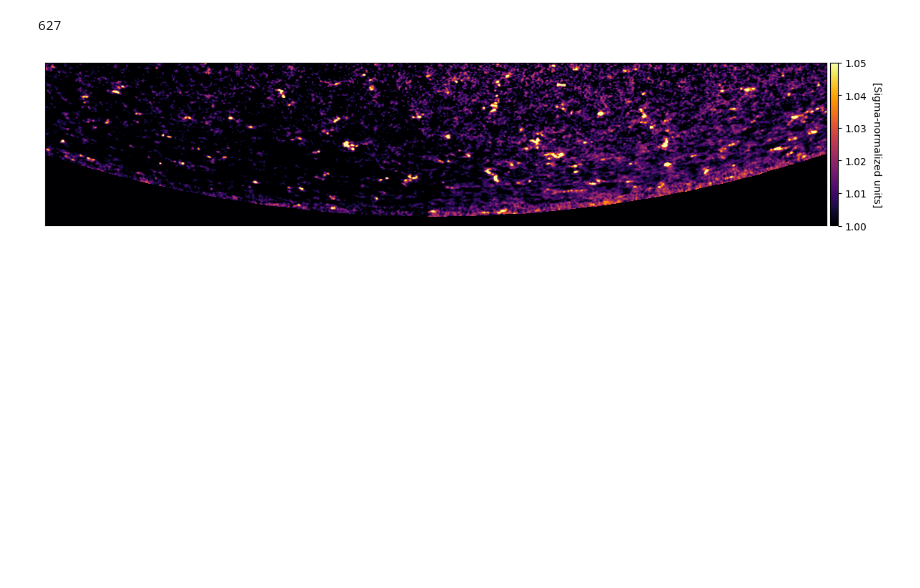
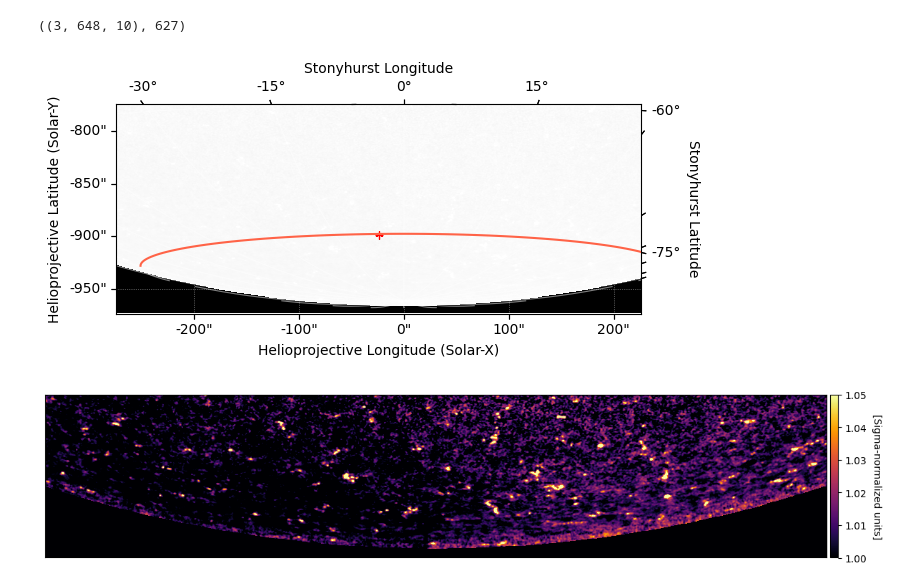
Before and after one commit to raphael-attie/sunflower, a Jupyter notebook: notebooks/polar_faculae.ipynb, the cells around one changed output. Saved outputs shown, nothing was run; the diff lists cells and outputs as text; code cells hidden in the pictures; blank space fills up the shorter version.

```diff
--- a/notebooks/polar_faculae.ipynb
+++ b/notebooks/polar_faculae.ipynb
@@ -9,9 +15,49 @@ import matplotlib
 # %%
 datadir = Path(os.environ['DATA'], 'HMI', 'Polar_Faculae', '2021_03')
 images = sorted(datadir.glob('*.fits'))
-len(images)
+outputdir = Path(datadir, 'balltracking',
+                 'gamma0.75_noise1.03_thresh1.04_tdxy0.1_z1.7_intsteps80')
+
+# Load ballpos array from ballpos.npz
+
+ballpos = np.load(Path(outputdir, 'ballpos.npz'))['ballpos']
+ballpos.shape, len(images)
 # %% [output]
-627
+((3, 648, 10), 627)
+# %%
+plt.close('all')
+hmimap = sunpy.map.Map(images[0])
+
+fig = plt.figure(figsize=(10,3))
+ax = fig.add_subplot(projection=hmimap)
+image = hmimap.plot(axes=ax, clip_interval=(1, 99.9)*u.percent)
+ax.set_title('')
+ax.set_xlim(1500, 2500)
+ax.set_ylim(100, 500)
+ax.plot(2000, 250, 'r+')
+
+stonyhurst_grid= hmi_submap.draw_grid(axes=ax, system='stonyhurst')
+
+
+# ax.grid(False)
+# for coord in [0, 1]:
+#     ax.coords[coord].set_ticklabel_visible(False)
+#     ax.coords[coord].set_ticks_visible(False)
+
+# stonyhurst_grid['lon'].set_ticks([-60, -70, -80] * u.deg)
+
+stonyhurst_frame = frames.HeliographicStonyhurst(obstime=hmimap.date)
+num_points = 100
+lat_value = -75 * u.deg
+constant_lat = SkyCoord(np.linspace(-90, 90, num_points) * u.deg, lat_value,
+                        frame=stonyhurst_frame)
+ax.plot_coord(constant_lat, color="tomato")
+# # Make some room and put the title at the top of the figure
+ax.set_position([0.1, 0.1, 0.8, 0.7])
+ax.set_title(ax.get_title(), pad=45)
+plt.show()
+# %% [output]
+[figure, added]
 # %%
 matplotlib.rcParams.update({'font.size': 10})
 
```
Also changed, not shown: parts of 7 cells of this notebook, 3 other files.
